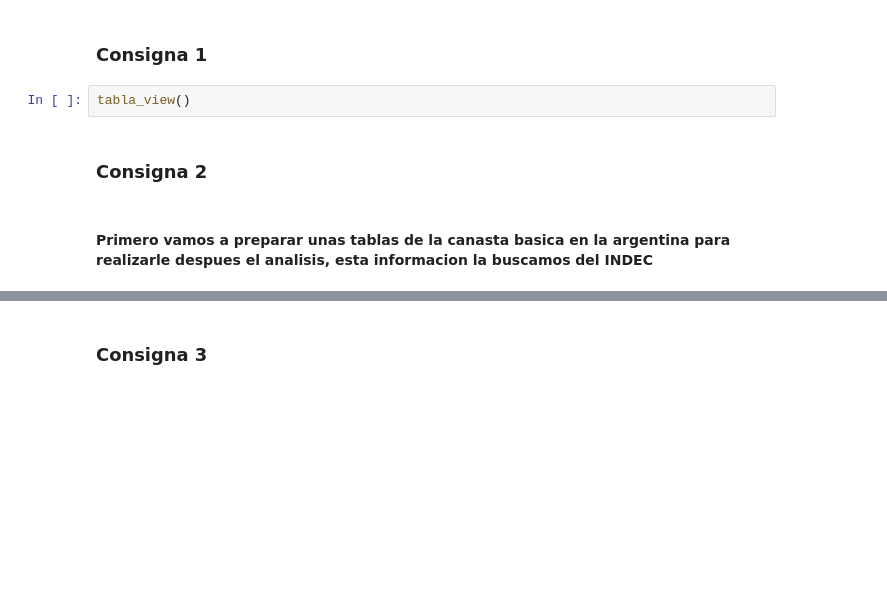
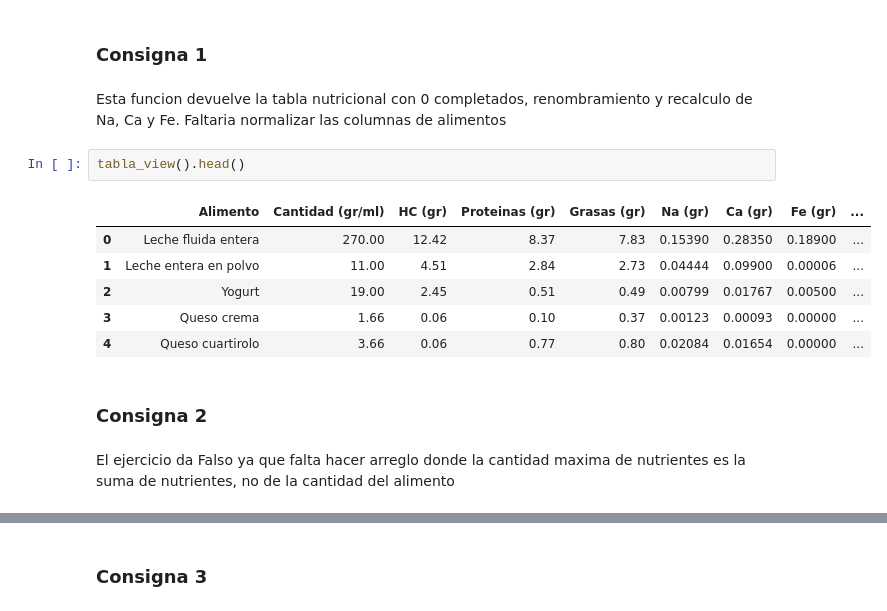
Before and after one commit to iggallardo-uba/ALC-TP2, a Jupyter notebook: Grupo-GR18.ipynb, the cells around one changed output, grey strips where cells are left out. Cells and saved outputs as stored; diff of their text form; blank space fills up the shorter version.

Commit message:
Notas y Arreglos rapidos al Codigo

```diff
--- a/Grupo-GR18.ipynb
+++ b/Grupo-GR18.ipynb
@@ -21,11 +21,20 @@ Esto es lo que tenemos que calñcular con la funcion del Ejercicio 2
 from funciones import *
 # %% [markdown]
 ### Consigna 1
+# %% [markdown]
+Esta funcion devuelve la tabla nutricional con 0 completados, renombramiento y recalculo de Na, Ca y Fe. Faltaria normalizar las columnas de alimentos
 # %%
-tabla_view()
+tabla_view().head()
+# %% [output]
+|  | Alimento | Cantidad (gr/ml) | HC (gr) | Proteinas (gr) | Grasas (gr) | Na (gr) | Ca (gr) | Fe (gr) | ... |
+| 0 | Leche fluida entera | 270.00 | 12.42 | 8.37 | 7.83 | 0.15390 | 0.28350 | 0.18900 | ... |
+| 1 | Leche entera en polvo | 11.00 | 4.51 | 2.84 | 2.73 | 0.04444 | 0.09900 | 0.00006 | ... |
+| 2 | Yogurt | 19.00 | 2.45 | 0.51 | 0.49 | 0.00799 | 0.01767 | 0.00500 | ... |
+| 3 | Queso crema | 1.66 | 0.06 | 0.10 | 0.37 | 0.00123 | 0.00093 | 0.00000 | ... |
+| 4 | Queso cuartirolo | 3.66 | 0.06 | 0.77 | 0.80 | 0.02084 | 0.01654 | 0.00000 | ... |
 # %% [markdown]
 ### Consigna 2
-# %% [markdown]
-#### Primero vamos a preparar unas tablas de la canasta basica en la argentina para realizarle despues el analisis, esta informacion la buscamos del INDEC
+# %% [markdown]
+El ejercicio da Falso ya que falta hacer arreglo donde la cantidad maxima de nutrientes es la suma de nutrientes, no de la cantidad del alimento
 # %%
 chequeoDieta(tabla_view())
```
Also changed, not shown: parts of 23 cells of this notebook, 1 other file.
